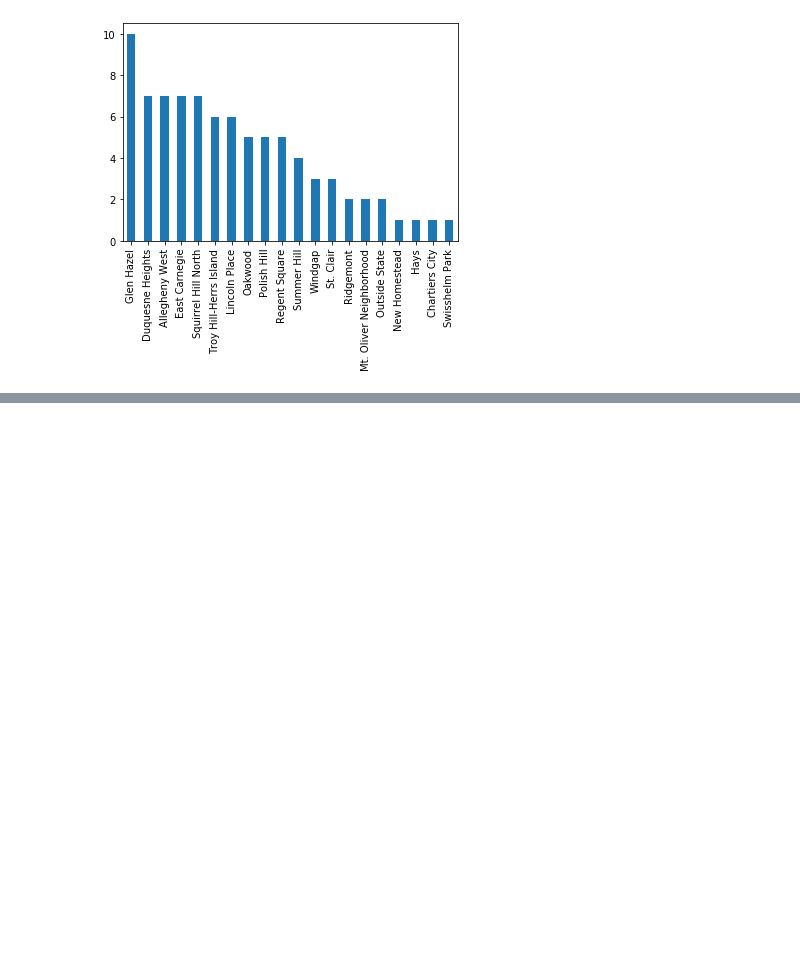
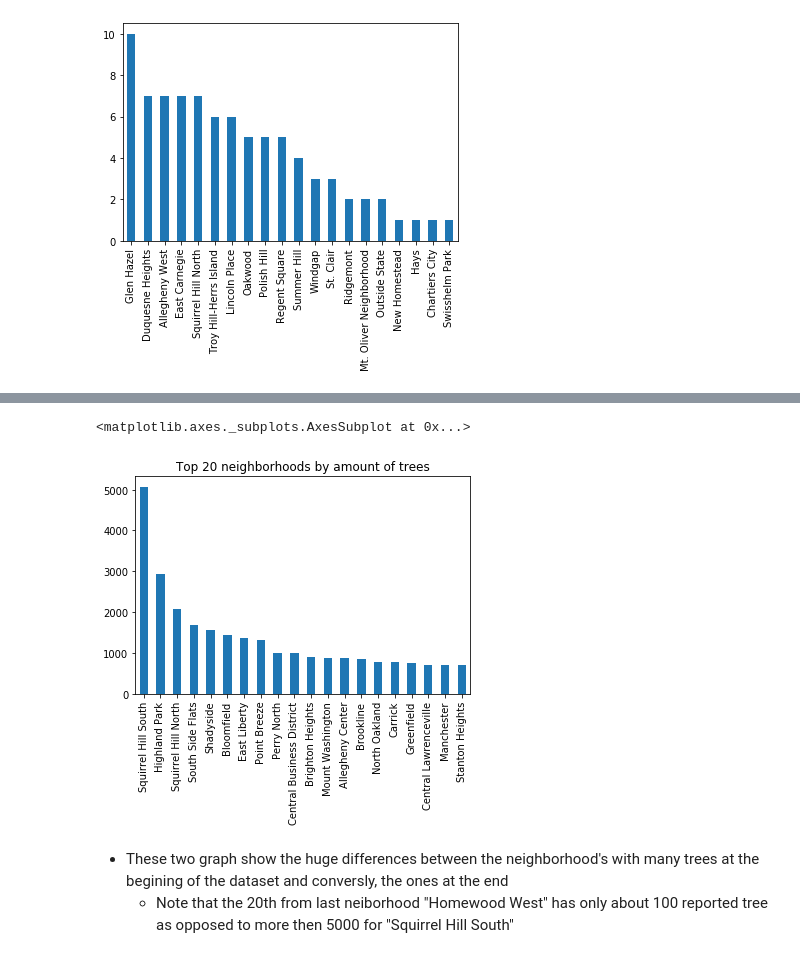
Before and after one commit to lao42/cmpinf0010-final-group6, a Jupyter notebook: Presentation.ipynb, the cells around one changed output, grey strips where cells are left out. Cells and saved outputs as stored; diff of their text form; code cells hidden in the pictures; blank space fills up the shorter version.

```diff
--- a/Presentation.ipynb
+++ b/Presentation.ipynb
@@ -106,0 +120,11 @@ When we average out these values, the neighborhoods with the highest value end u
+# %%
+plt.title("Top 20 neighborhoods by amount of trees")
+trees['neighborhood'].value_counts().head(20).plot(kind="bar")
+# %% [output]
+<matplotlib.axes._subplots.AxesSubplot at 0x...>
+[figure, added]
+# %% [markdown]
+
+
+* These two graph show the huge differences between the neighborhood's with many trees at the begining of the dataset and conversly, the ones at the end
+    * Note that the 20th from last neiborhood "Homewood West" has only about 100 reported tree as opposed to more then 5000 for "Squirrel Hill South"
```
Also changed, not shown: parts of 29 cells of this notebook, 3 other files.
